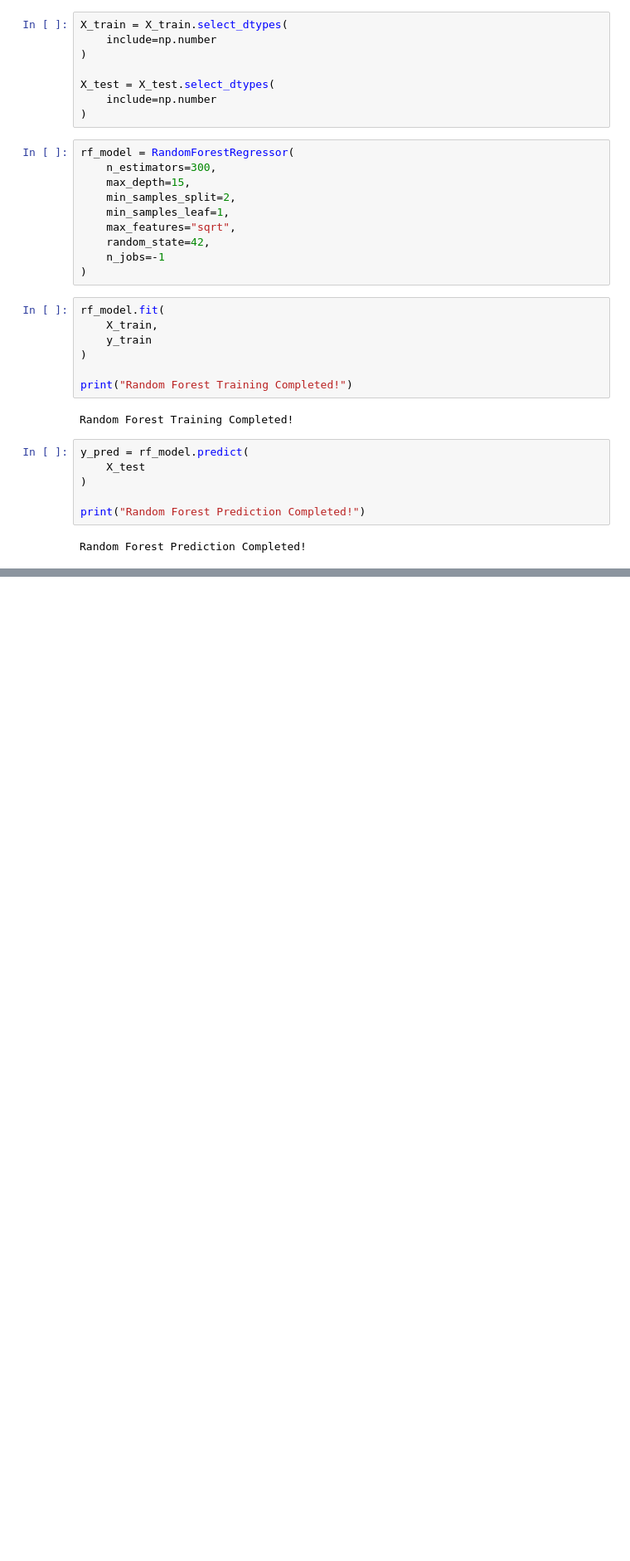
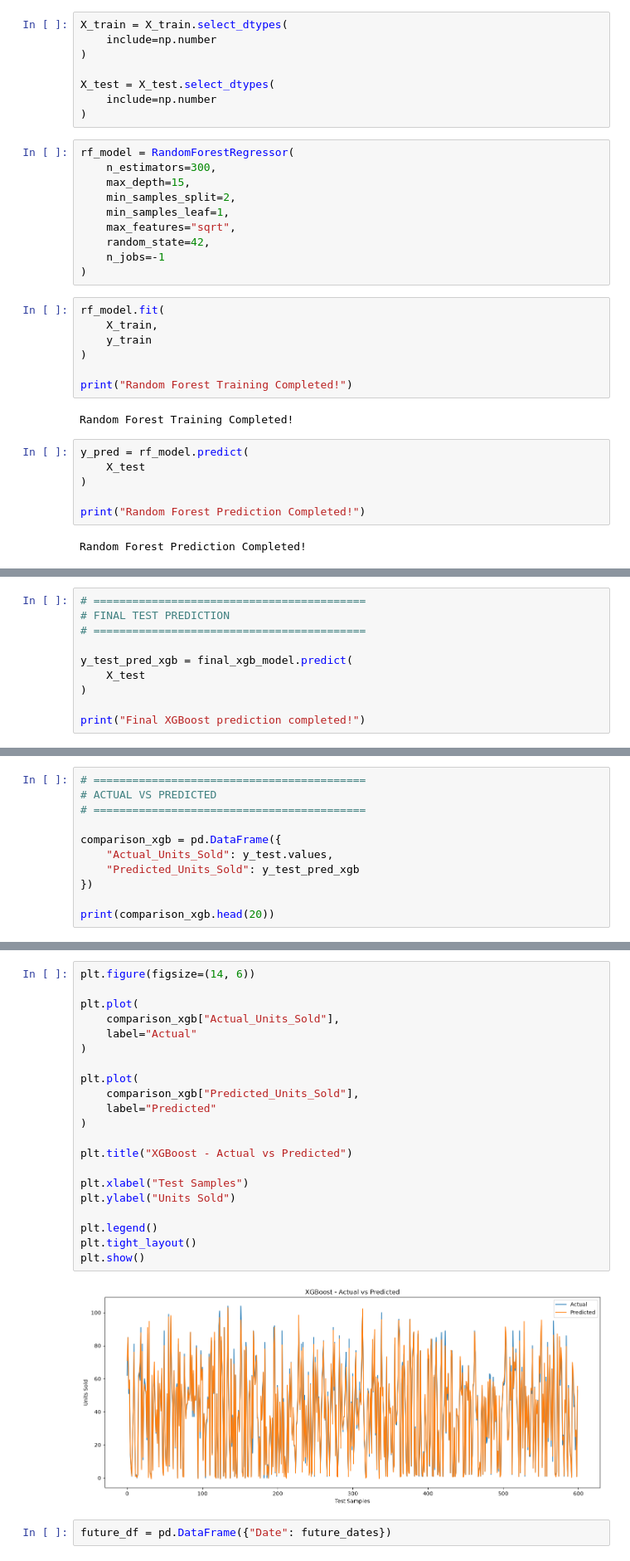
Before and after one commit to nanthakumar78450/Sales_Forecasting, a Jupyter notebook: sales_Forecasting.ipynb, the cells around one changed output, grey strips where cells are left out. Shown at 83% size. Drawn from its saved outputs; the diff is of its cells as text; blank space fills up the shorter version.

```diff
--- a/sales_Forecasting.ipynb
+++ b/sales_Forecasting.ipynb
@@ -1722,0 +1987,10 @@ File: deployment_history.pkl
+# %%
+# ==========================================
+# FINAL TEST PREDICTION
+# ==========================================
+
+y_test_pred_xgb = final_xgb_model.predict(
+    X_test
+)
+
+print("Final XGBoost prediction completed!")
@@ -1722,0 +2051,11 @@ File: deployment_history.pkl
+# %%
+# ==========================================
+# ACTUAL VS PREDICTED
+# ==========================================
+
+comparison_xgb = pd.DataFrame({
+    "Actual_Units_Sold": y_test.values,
+    "Predicted_Units_Sold": y_test_pred_xgb
+})
+
+print(comparison_xgb.head(20))
@@ -1722,0 +2080,25 @@ File: deployment_history.pkl
+# %%
+plt.figure(figsize=(14, 6))
+
+plt.plot(
+    comparison_xgb["Actual_Units_Sold"],
+    label="Actual"
+)
+
+plt.plot(
+    comparison_xgb["Predicted_Units_Sold"],
+    label="Predicted"
+)
+
+plt.title("XGBoost - Actual vs Predicted")
+
+plt.xlabel("Test Samples")
+plt.ylabel("Units Sold")
+
+plt.legend()
+plt.tight_layout()
+plt.show()
+# %% [output]
+[figure, added]
+# %%
+future_df = pd.DataFrame({"Date": future_dates})
```
Also changed, not shown: parts of 92 cells of this notebook, 11 other files.
